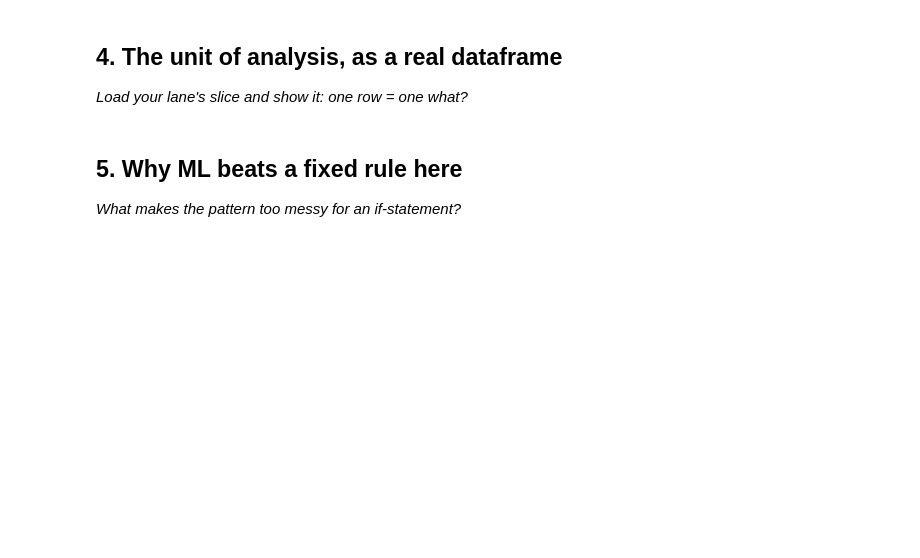
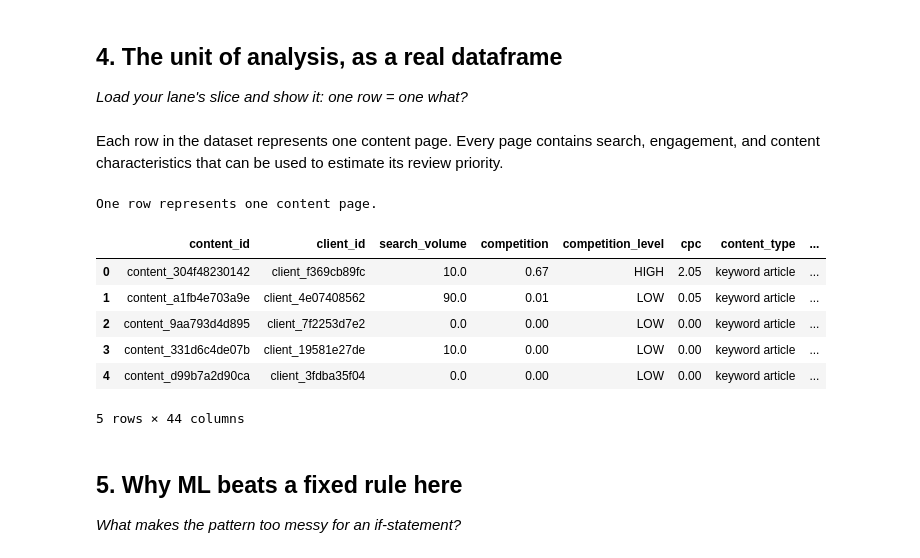
Before and after one commit to Roselyn-Koech/flyrank-ml-internship, a Jupyter notebook: work/notebooks/w02_ml_task_framing.ipynb, the cells around one changed output. Saved outputs shown, nothing was run; the diff lists cells and outputs as text; code cells hidden in the pictures; blank space fills up the shorter version.

```diff
--- a/work/notebooks/w02_ml_task_framing.ipynb
+++ b/work/notebooks/w02_ml_task_framing.ipynb
@@ -22,0 +36,3 @@ This skeleton is yours to fill. Work the sections **in order** — each one has
+# %%
+df = pd.read_csv("content_refresh_anonymized.csv")
+df.columns
@@ -34,6 +91,21 @@ This skeleton is yours to fill. Work the sections **in order** — each one has
 # %%
 # This cell is for CODE (numbers, a query, a check).
 # Write your text answer in the cell ABOVE this one — typing sentences here breaks Run All.
+# %% [markdown]
+
+Each row in the dataset represents one content page. Every page contains search, engagement, and content characteristics that can be used to estimate its review priority.
+# %%
+print("One row represents one content page.")
+df.head()
+# %% [output]
+One row represents one content page.
+|  | content_id | client_id | search_volume | competition | competition_level | cpc | content_type | ... |
+| 0 | content_304f48230142 | client_f369cb89fc | 10.0 | 0.67 | HIGH | 2.05 | keyword article | ... |
+| 1 | content_a1fb4e703a9e | client_4e07408562 | 90.0 | 0.01 | LOW | 0.05 | keyword article | ... |
+| 2 | content_9aa793d4d895 | client_7f2253d7e2 | 0.0 | 0.00 | LOW | 0.00 | keyword article | ... |
+| 3 | content_331d6c4de07b | client_19581e27de | 10.0 | 0.00 | LOW | 0.00 | keyword article | ... |
+| 4 | content_d99b7a2d90ca | client_3fdba35f04 | 0.0 | 0.00 | LOW | 0.00 | keyword article | ... |
+5 rows × 44 columns
 # %% [markdown]
 ## 5. Why ML beats a fixed rule here
 
```
Also changed, not shown: parts of 9 cells of this notebook.
